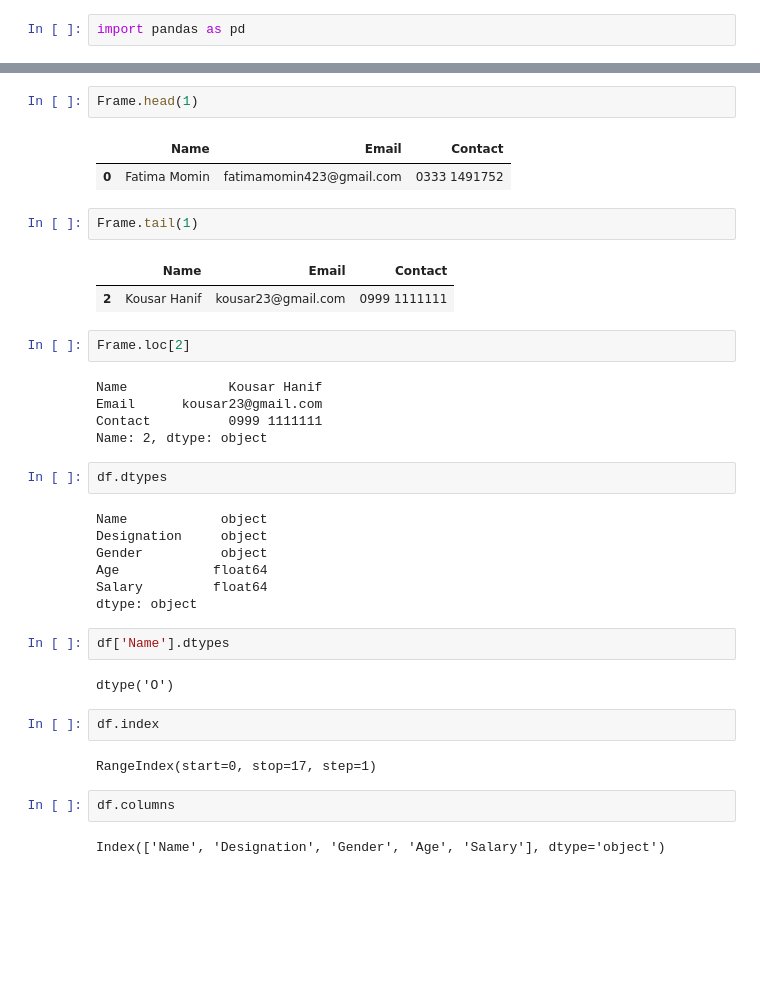
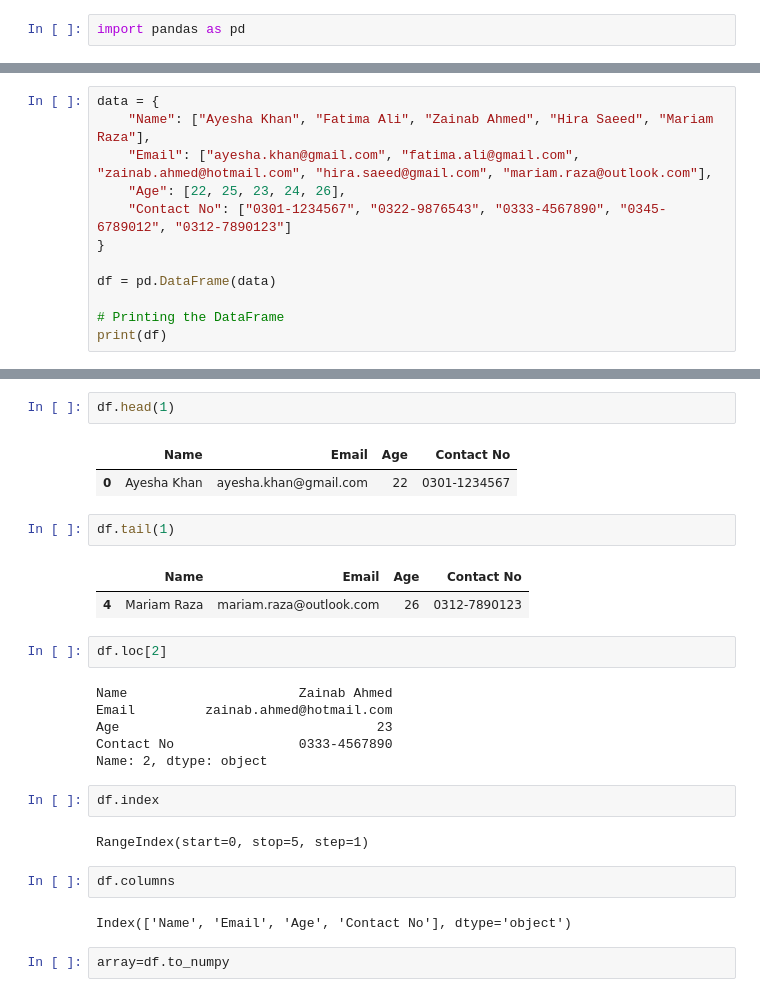
Before and after one commit to TouseefDataScientist/Projects, a Jupyter notebook: PandasPractice.ipynb, the cells around one changed output, grey strips where cells are left out. Saved outputs shown, nothing was run; the diff lists cells and outputs as text; blank space fills up the shorter version.

```diff
--- a/PandasPractice.ipynb
+++ b/PandasPractice.ipynb
@@ -96,0 +62,12 @@ Frame
+# %%
+data = {
+    "Name": ["Ayesha Khan", "Fatima Ali", "Zainab Ahmed", "Hira Saeed", "Mariam Raza"],
+    "Email": ["ayesha.khan@gmail.com", "fatima.ali@gmail.com", "zainab.ahmed@hotmail.com", "hira.saeed@gmail.com", "mariam.raza@outlook.com"],
+    "Age": [22, 25, 23, 24, 26],
+    "Contact No": ["0301-1234567", "0322-9876543", "0333-4567890", "0345-6789012", "0312-7890123"]
+}
+
+df = pd.DataFrame(data)
+
+# Printing the DataFrame
+print(df)
@@ -97,38 +96,28 @@ Frame
 # %%
-Frame.head(1)
+df.head(1)
 # %% [output]
-|  | Name | Email | Contact |
-| 0 | Fatima Momin | fatimamomin423@gmail.com | 0333 1491752 |
+|  | Name | Email | Age | Contact No |
+| 0 | Ayesha Khan | ayesha.khan@gmail.com | 22 | 0301-1234567 |
 # %%
-Frame.tail(1)
+df.tail(1)
 # %% [output]
-|  | Name | Email | Contact |
-| 2 | Kousar Hanif | kousar23@gmail.com | 0999 1111111 |
+|  | Name | Email | Age | Contact No |
+| 4 | Mariam Raza | mariam.raza@outlook.com | 26 | 0312-7890123 |
 # %%
-Frame.loc[2]
+df.loc[2]
 # %% [output]
-Name             Kousar Hanif
-Email      kousar23@gmail.com
-Contact          0999 1111111
+Name                      Zainab Ahmed
+Email         zainab.ahmed@hotmail.com
+Age                                 23
+Contact No                0333-4567890
 Name: 2, dtype: object
-# %%
-df.dtypes
-# %% [output]
-Name            object
-Designation     object
-Gender          object
-Age            float64
-Salary         float64
-dtype: object
-# %%
-df['Name'].dtypes
-# %% [output]
-dtype('O')
 # %%
 df.index
 # %% [output]
-RangeIndex(start=0, stop=17, step=1)
+RangeIndex(start=0, stop=5, step=1)
 # %%
 df.columns
 # %% [output]
-Index(['Name', 'Designation', 'Gender', 'Age', 'Salary'], dtype='object')
+Index(['Name', 'Email', 'Age', 'Contact No'], dtype='object')
+# %%
+array=df.to_numpy
```
Also changed, not shown: parts of 81 cells of this notebook.
